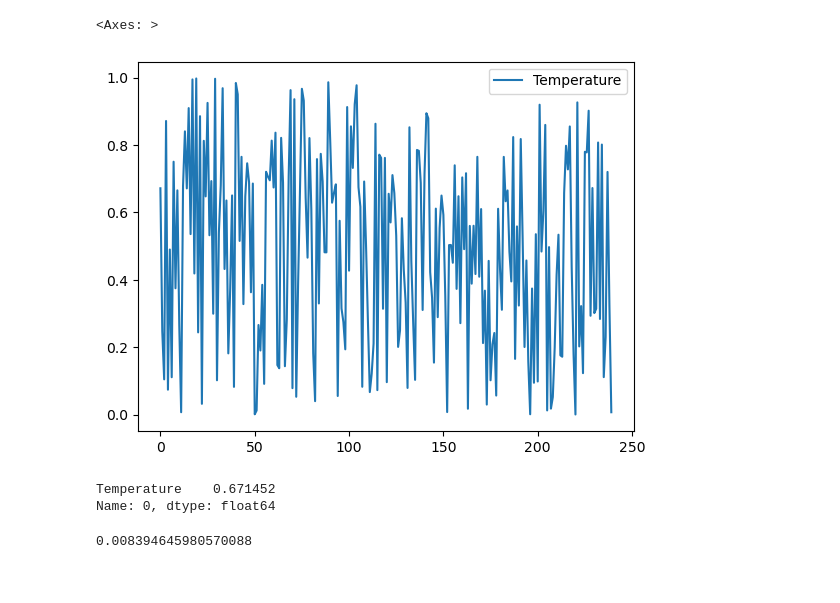
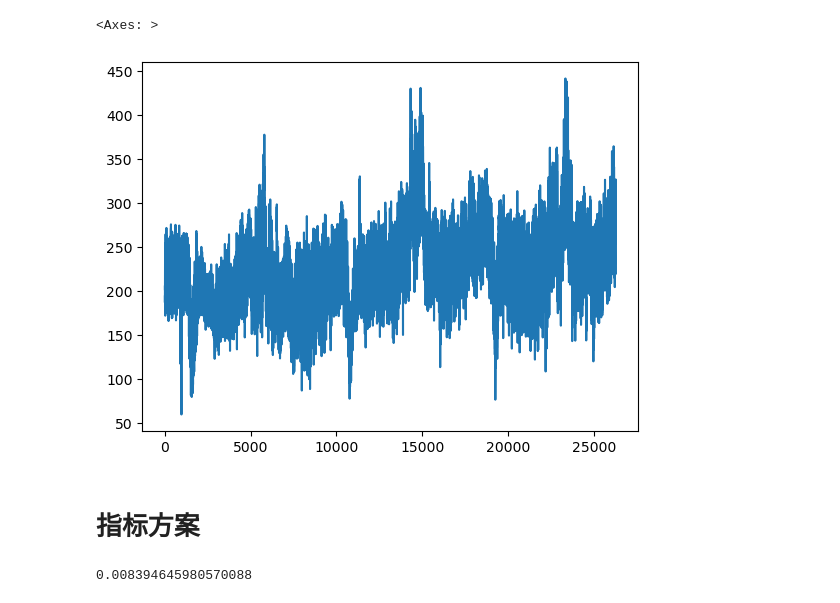
Before and after one commit to Luious-LYH/Time-forecast, a Jupyter notebook: code/3.时间序列分析之趋势判断.ipynb, the cells around one changed output. Cells and saved outputs as stored; diff of their text form; code cells hidden in the pictures.

```diff
--- a/code/3.时间序列分析之趋势判断.ipynb
+++ b/code/3.时间序列分析之趋势判断.ipynb
@@ -33,14 +11,10 @@ display(df.head())
-# %%
-df_Temperature = df[['Temperature']]
-df_Temperature.plot()
-# %% [output]
-<Axes: >
-[figure, removed]
-# %%
-df_Temperature.iloc[0]
-# %% [output]
-Temperature    0.671452
-Name: 0, dtype: float64
+# %%
+df['load'].plot()
+# %% [output]
+<Axes: >
+[figure, added]
+# %% [markdown]
+# 指标方案
 # %%
 import pandas as pd
 ###方案一：直接统计法 ：标识震荡的幅度，为1时表示单调，越小震荡越大？
```
Also changed, not shown: parts of 10 cells of this notebook, 2 other files.
